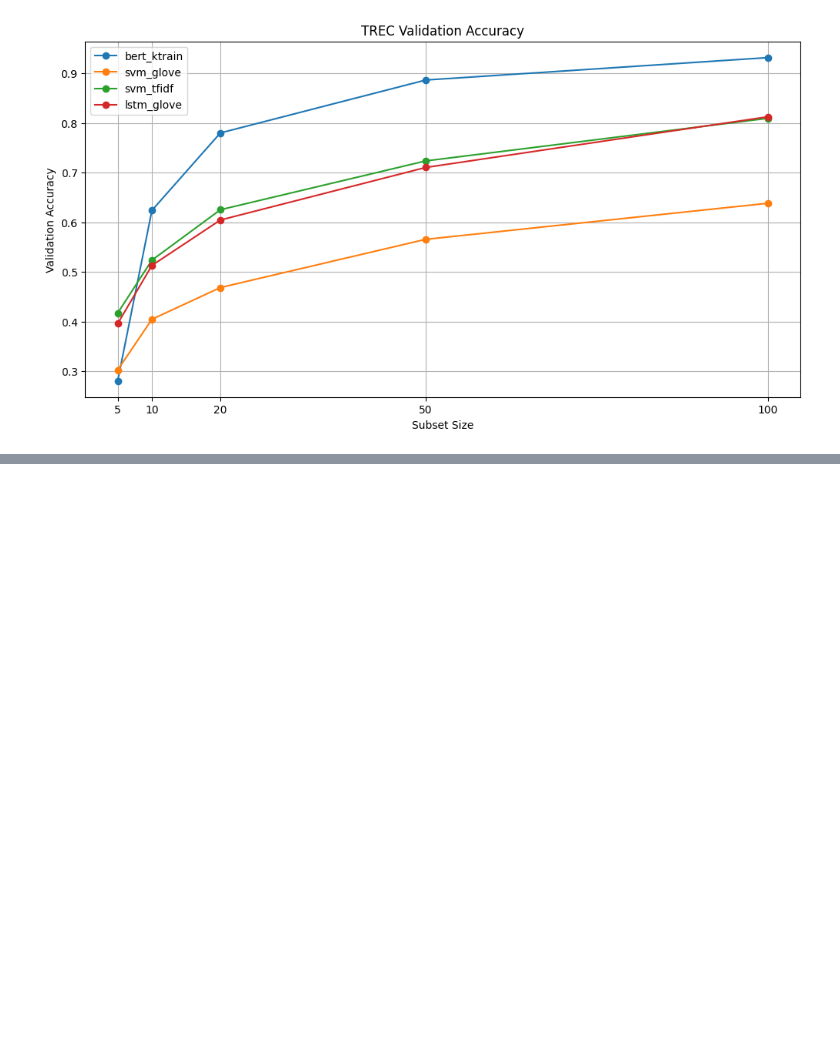
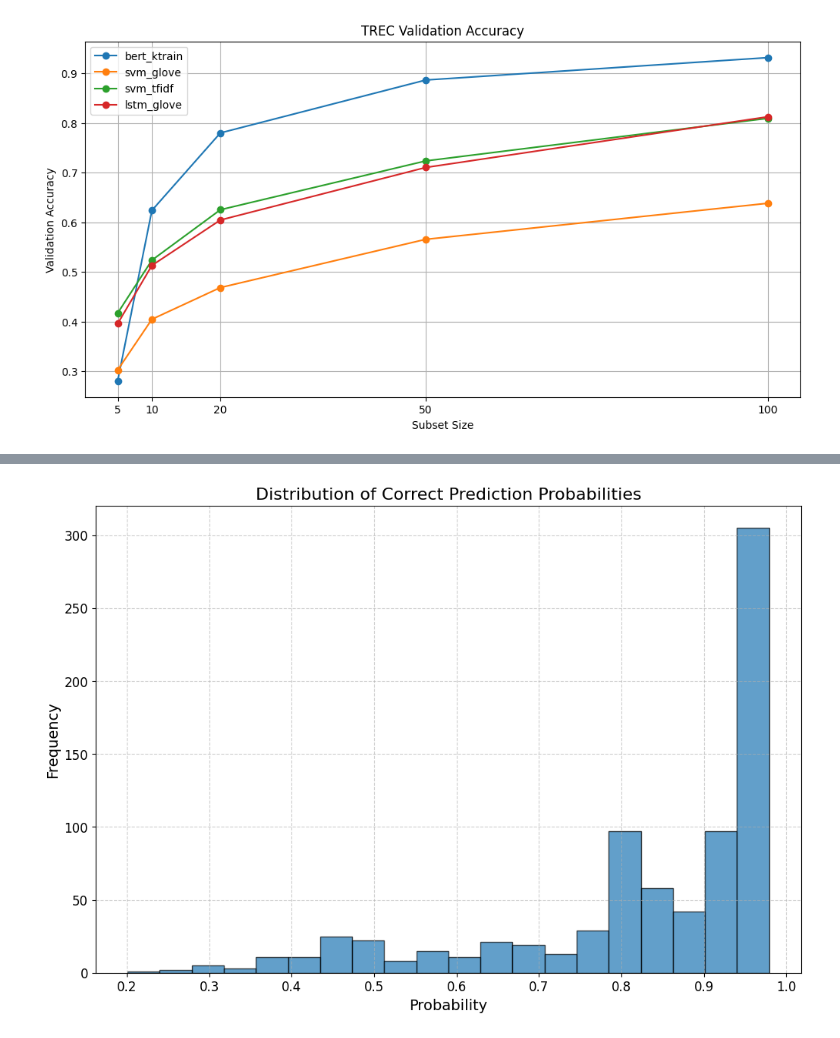
Before and after one commit to elephanti/NLPProject2024, a Jupyter notebook: classifiers/classifiers_plots.ipynb, the cells around one changed output, grey strips where cells are left out. Drawn from its saved outputs; the diff is of its cells as text; code cells hidden in the pictures; blank space fills up the shorter version.

```diff
--- a/classifiers/classifiers_plots.ipynb
+++ b/classifiers/classifiers_plots.ipynb
@@ -76,0 +95,13 @@ plt.show()
+# %%
+plt.figure(figsize=(12, 8))
+plt.hist(correct_predictions['probability'], bins=20, edgecolor='black', alpha=0.7)
+
+plt.xlabel('Probability', fontsize=14)
+plt.ylabel('Frequency', fontsize=14)
+plt.title('Distribution of Correct Prediction Probabilities', fontsize=16)
+plt.xticks(fontsize=12)
+plt.yticks(fontsize=12)
+plt.grid(True, linestyle='--', alpha=0.6)
+plt.show()
+# %% [output]
+[figure, added]
```
Also changed, not shown: parts of 8 cells of this notebook.
